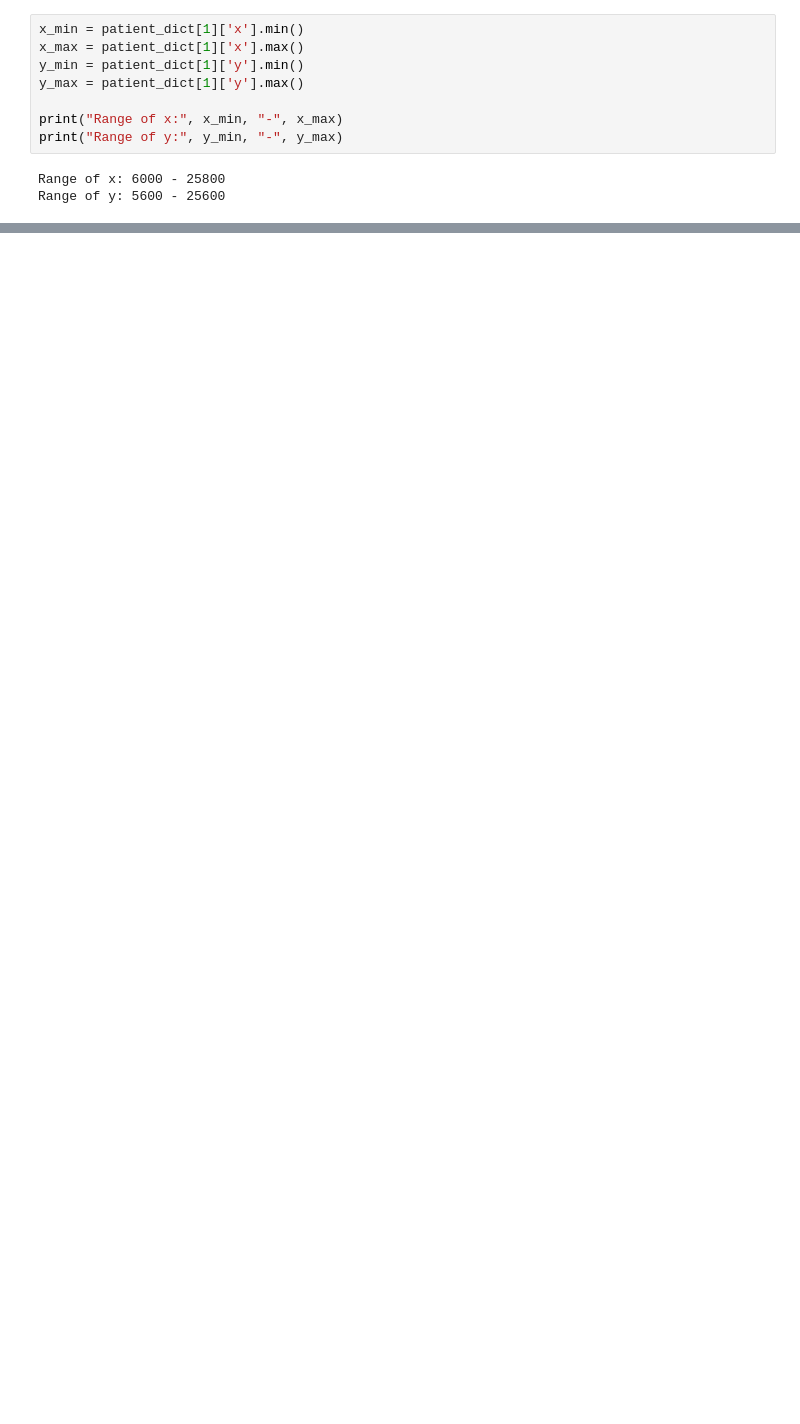
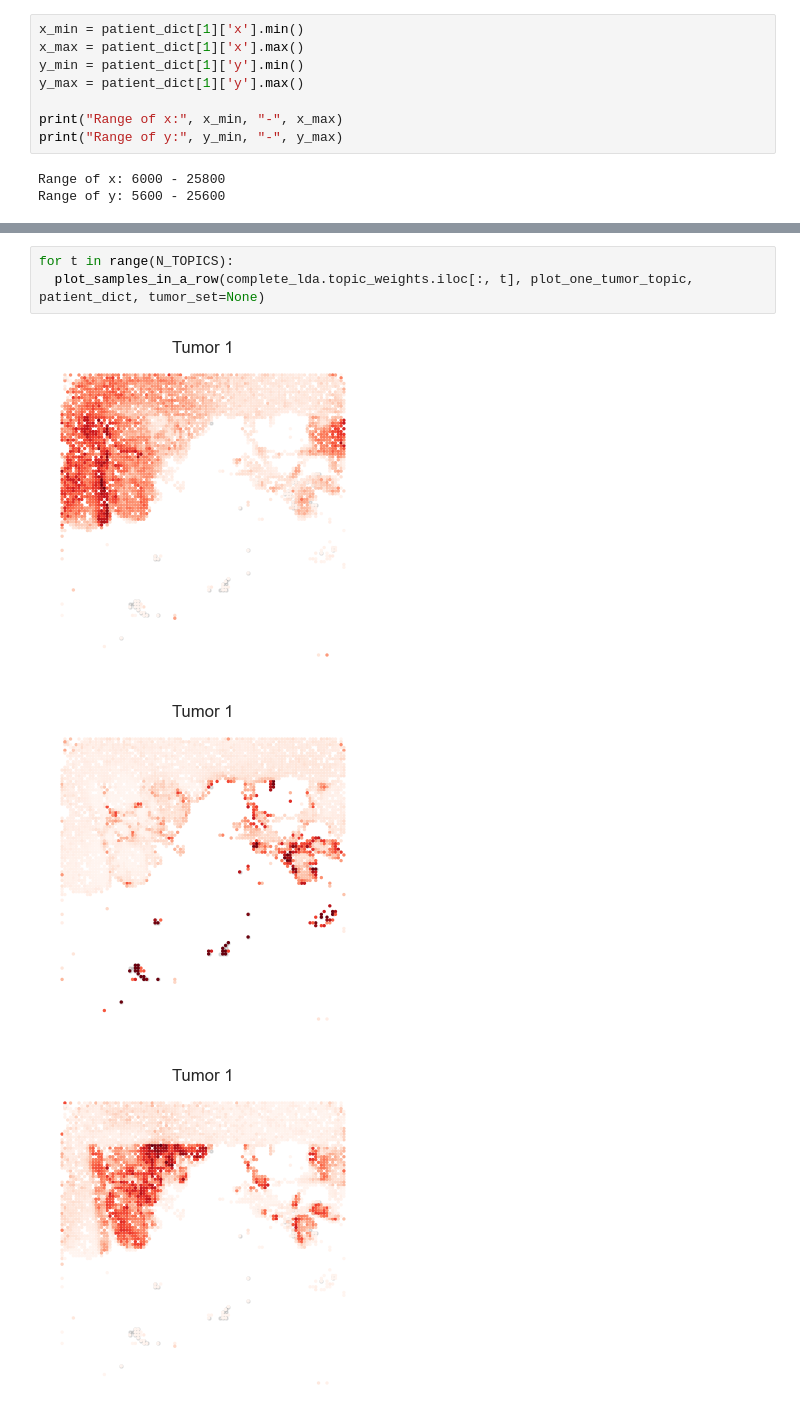
Before and after one commit to Czzmh/CODE, a Jupyter notebook: MYCODE/spatial_lda.ipynb, the cells around one changed output, grey strips where cells are left out. Saved outputs shown, nothing was run; the diff lists cells and outputs as text; blank space fills up the shorter version.

```diff
--- a/MYCODE/spatial_lda.ipynb
+++ b/MYCODE/spatial_lda.ipynb
@@ -251,0 +273,7 @@ plot_samples_in_a_row(complete_lda.topic_weights, plot_one_tumor_all_topics, pat
+# %%
+for t in range(N_TOPICS):
+  plot_samples_in_a_row(complete_lda.topic_weights.iloc[:, t], plot_one_tumor_topic, patient_dict, tumor_set=None)
+# %% [output]
+[figure, added]
+[figure, added]
+[figure, added]
```
Also changed, not shown: parts of 11 cells of this notebook, 3 other files.
